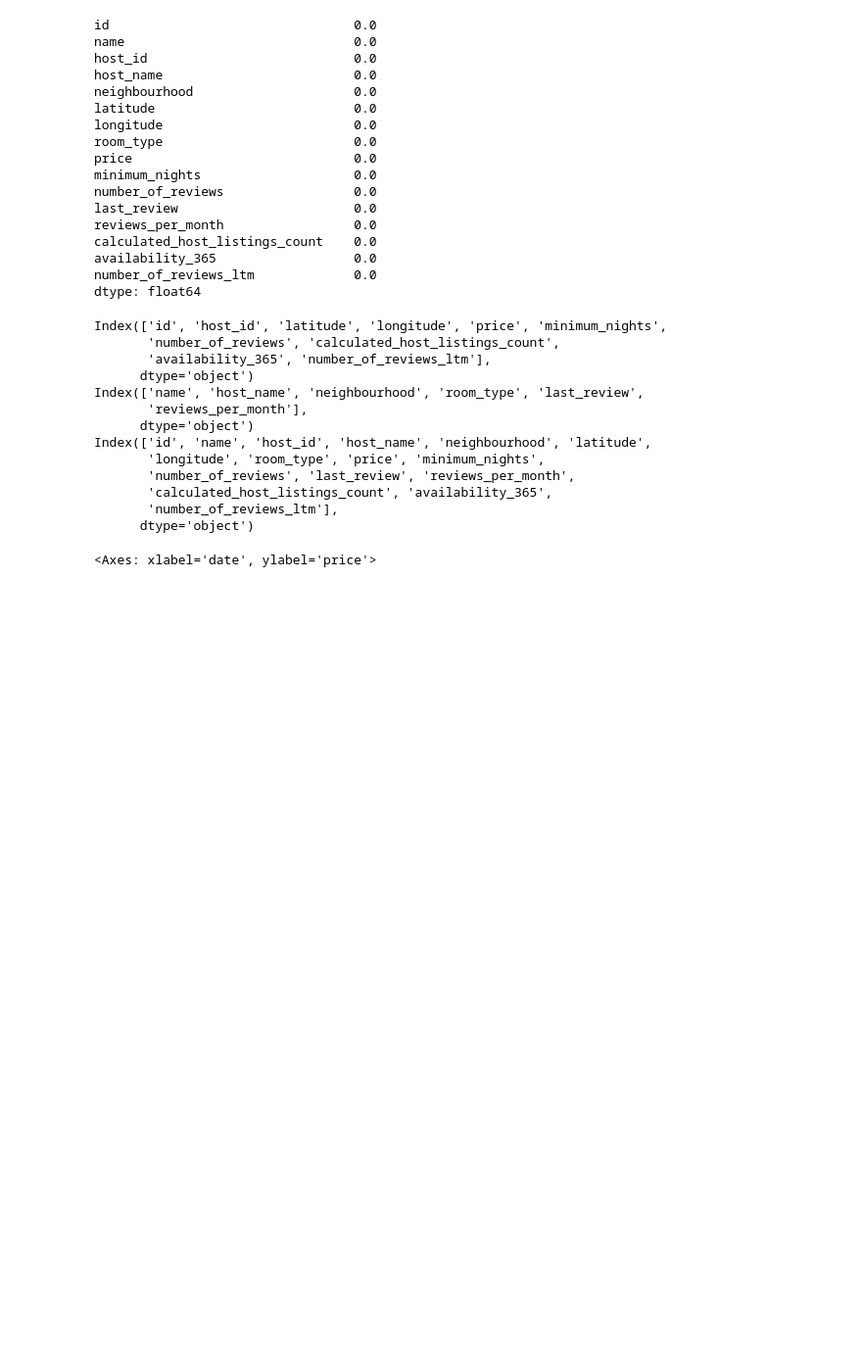
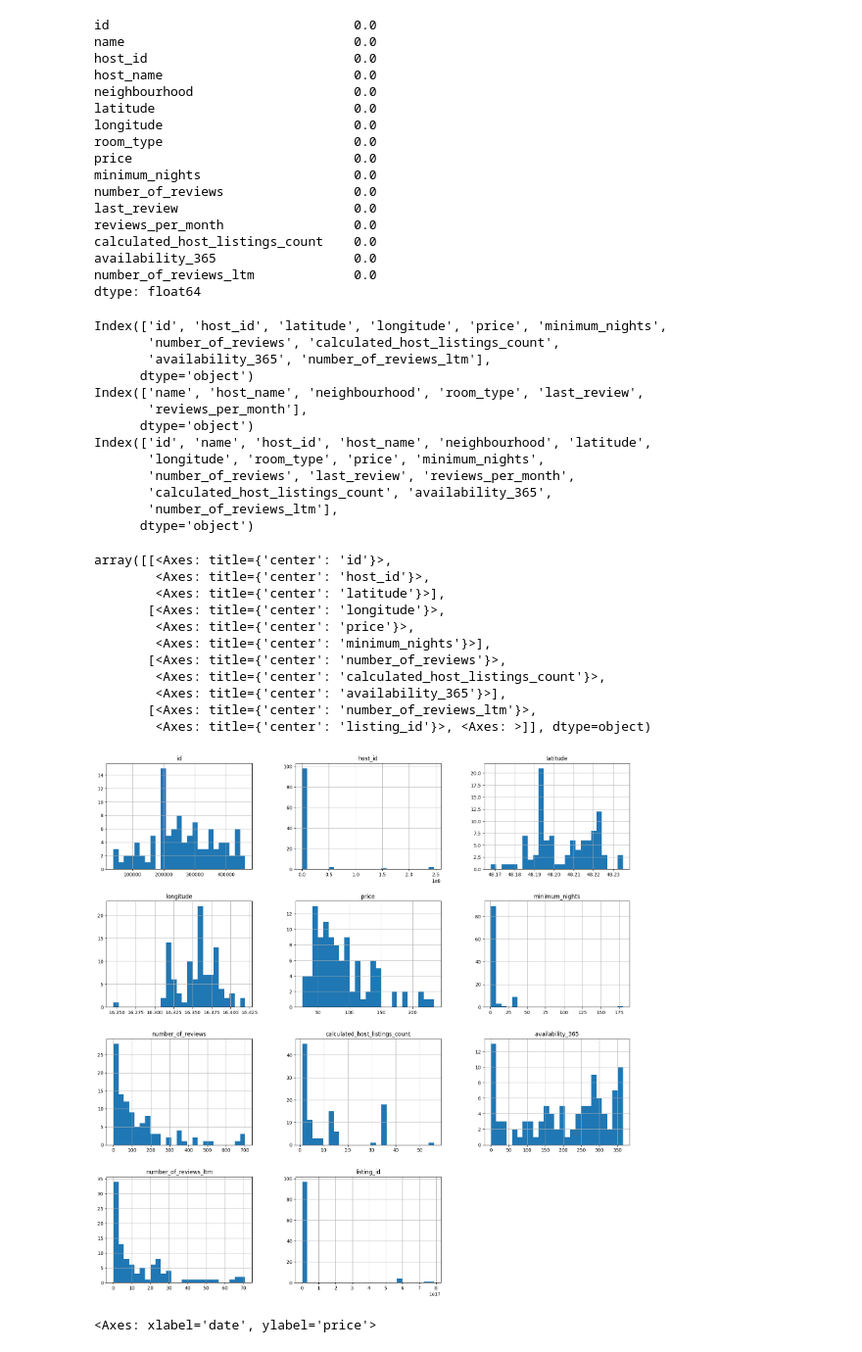
Before and after one commit to kel-elKapitan/Data223, a Jupyter notebook: Data 223/Python/Data with python/vienna_airbnb.ipynb, the cells around one changed output. Shown at 98% size. Cells and saved outputs as stored; diff of their text form; code cells hidden in the pictures; blank space fills up the shorter version.

```diff
--- a/Data 223/Python/Data with python/malta_airbnb.ipynb
+++ b/Data 223/Python/Data with python/vienna_airbnb.ipynb
@@ -286,6 +286,23 @@ Index(['id', 'name', 'host_id', 'host_name', 'neighbourhood', 'latitude',
        'calculated_host_listings_count', 'availability_365',
        'number_of_reviews_ltm'],
       dtype='object')
+# %%
+
+
+df3.hist(figsize=(20,20), bins=25)
+# %% [output]
+array([[<Axes: title={'center': 'id'}>,
+        <Axes: title={'center': 'host_id'}>,
+        <Axes: title={'center': 'latitude'}>],
+       [<Axes: title={'center': 'longitude'}>,
+        <Axes: title={'center': 'price'}>,
+        <Axes: title={'center': 'minimum_nights'}>],
+       [<Axes: title={'center': 'number_of_reviews'}>,
+        <Axes: title={'center': 'calculated_host_listings_count'}>,
+        <Axes: title={'center': 'availability_365'}>],
+       [<Axes: title={'center': 'number_of_reviews_ltm'}>,
+        <Axes: title={'center': 'listing_id'}>, <Axes: >]], dtype=object)
+[figure, added]
 # %%
 
 # plot a line graph of the price and the date
```
Also changed, not shown: parts of 2 cells of this notebook, 2 other files.
